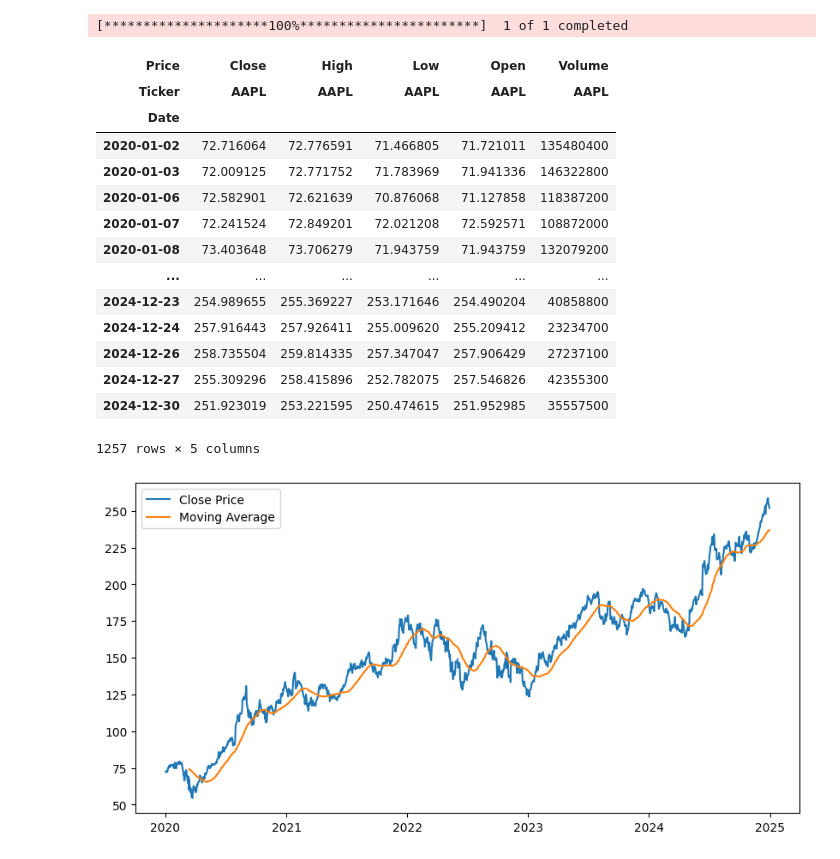
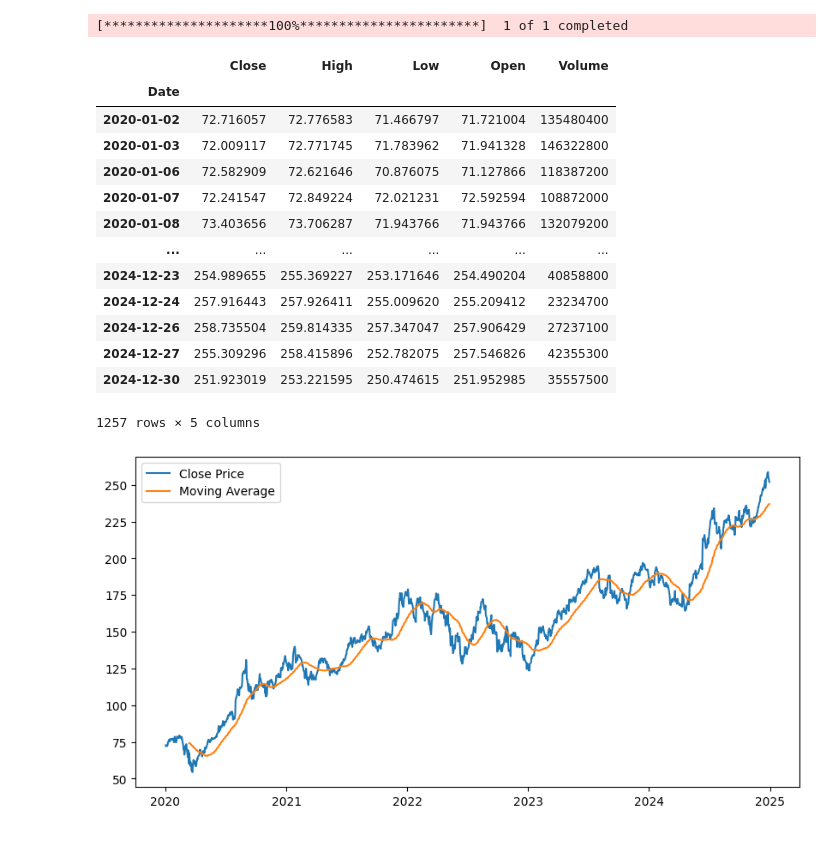
Before and after one commit to lego651/Backtest, a Jupyter notebook: Python/0.benchmark.ipynb, the cells around one changed output. Drawn from its saved outputs; the diff is of its cells as text; code cells hidden in the pictures.

```diff
--- a/Python/0.benchmark.ipynb
+++ b/Python/0.benchmark.ipynb
@@ -8,27 +8,26 @@ import seaborn as sns
 # %%
 #define variables
 symbol = 'AAPL'
 start_date = '2020-01-01'
 end_date = '2024-12-31'
 interval = '1d'
 
 starting_balance = 10000
 ma = 50
 
 #download data
-data = yf.download(symbol, start=start_date, end=end_date)
+data = yf.download(symbol, start=start_date, end=end_date, multi_level_index=False)
 
 data
 # %% [output]
 [*********************100%***********************]  1 of 1 completed
-| Price | Close | High | Low | Open | Volume |
-| Ticker | AAPL | AAPL | AAPL | AAPL | AAPL |
+|  | Close | High | Low | Open | Volume |
 | Date |  |  |  |  |  |
-| 2020-01-02 | 72.716064 | 72.776591 | 71.466805 | 71.721011 | 135480400 |
-| 2020-01-03 | 72.009125 | 72.771752 | 71.783969 | 71.941336 | 146322800 |
-| 2020-01-06 | 72.582901 | 72.621639 | 70.876068 | 71.127858 | 118387200 |
-| 2020-01-07 | 72.241524 | 72.849201 | 72.021208 | 72.592571 | 108872000 |
-| 2020-01-08 | 73.403648 | 73.706279 | 71.943759 | 71.943759 | 132079200 |
+| 2020-01-02 | 72.716057 | 72.776583 | 71.466797 | 71.721004 | 135480400 |
+| 2020-01-03 | 72.009117 | 72.771745 | 71.783962 | 71.941328 | 146322800 |
+| 2020-01-06 | 72.582909 | 72.621646 | 70.876075 | 71.127866 | 118387200 |
+| 2020-01-07 | 72.241547 | 72.849224 | 72.021231 | 72.592594 | 108872000 |
+| 2020-01-08 | 73.403656 | 73.706287 | 71.943766 | 71.943766 | 132079200 |
 | ... | ... | ... | ... | ... | ... |
 | 2024-12-23 | 254.989655 | 255.369227 | 253.171646 | 254.490204 | 40858800 |
 | 2024-12-24 | 257.916443 | 257.926411 | 255.009620 | 255.209412 | 23234700 |
```
Also changed, not shown: parts of 2 cells of this notebook.
